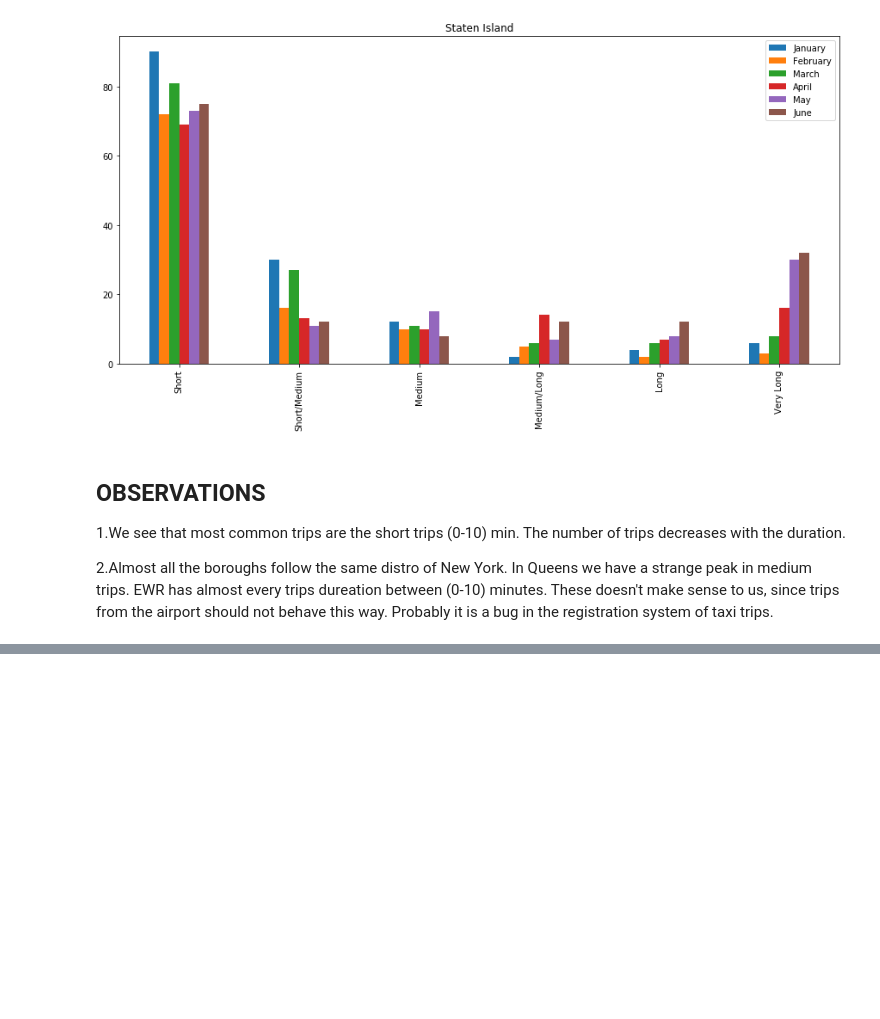
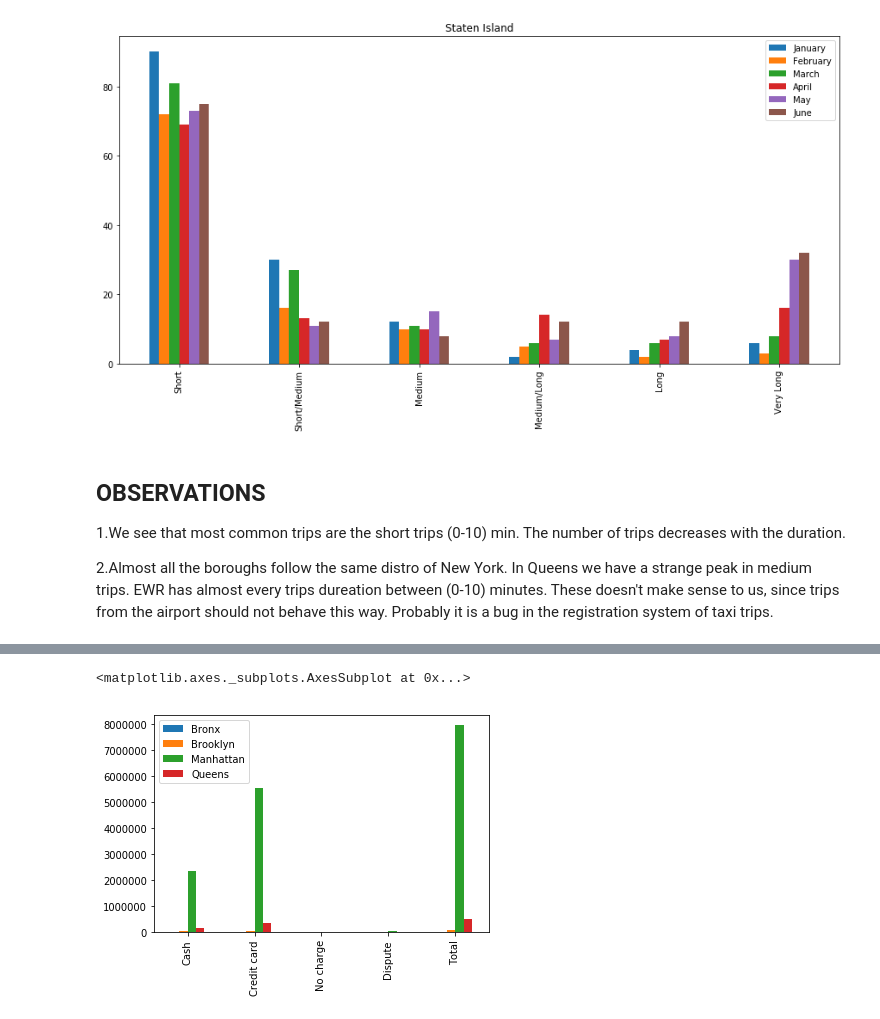
Before and after one commit to EgonFerri/ADM-HM2, a Jupyter notebook: HMW2_OFFICIALFILE.ipynb, the cells around one changed output, grey strips where cells are left out. Drawn from its saved outputs; the diff is of its cells as text; code cells hidden in the pictures; blank space fills up the shorter version.

```diff
--- a/HMW2_OFFICIALFILE.ipynb
+++ b/HMW2_OFFICIALFILE.ipynb
@@ -547,0 +684,15 @@ staten_island_df.plot.bar(figsize=(15,7), title= 'Staten Island')
+# %%
+columns=['Bronx', 'Brooklyn', 'Manhattan', 'Queens'] #excluding EWR, uknonwn and Staten Island for scarsity of statistical relevance
+index= ['Cash', 'Credit card', 'No charge', 'Dispute','Total']
+tab=pd.DataFrame(index=index, columns=columns)
+for i in columns:
+    k= pd.DataFrame(df[df['Borough'] == i]).groupby('wayofpay')
+    s= k['Borough'].count()
+    s= list(s)
+    s.append(sum(s))
+    tab[i]=s
+# %%
+tab.plot(kind='bar')
+# %% [output]
+<matplotlib.axes._subplots.AxesSubplot at 0x...>
+[figure, added]
```
Also changed, not shown: parts of 38 cells of this notebook.
